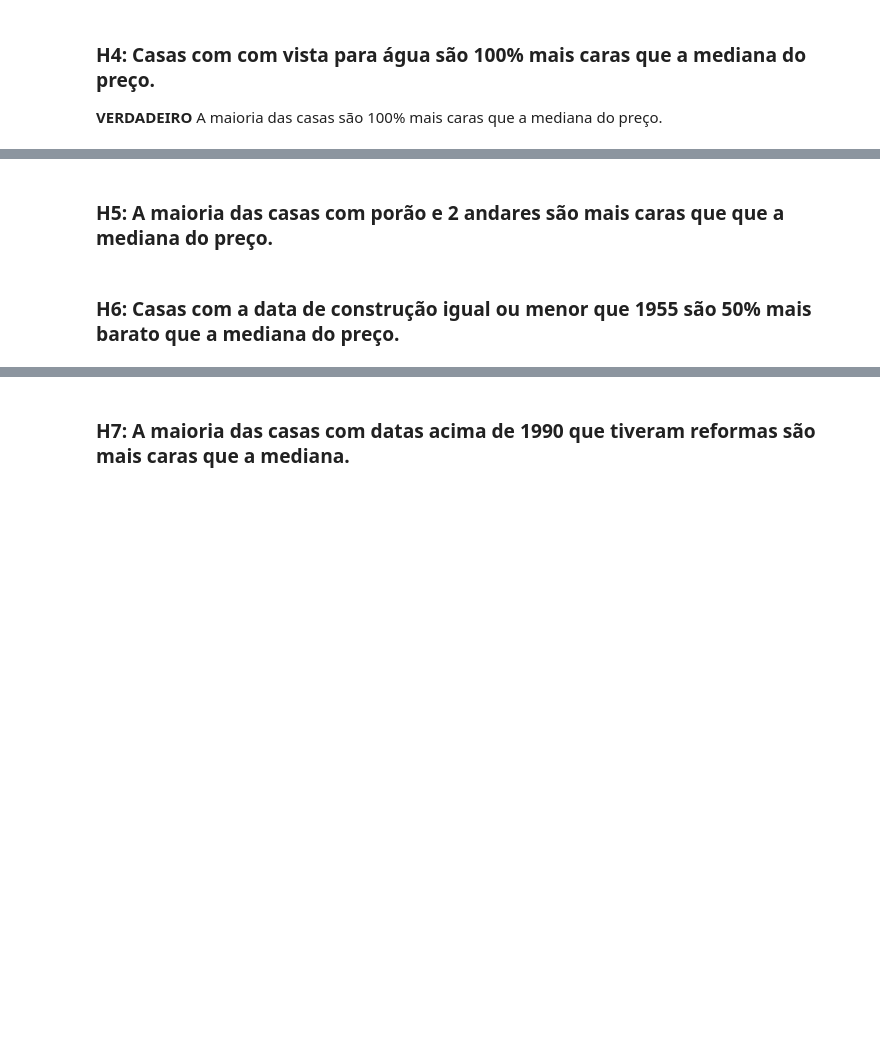
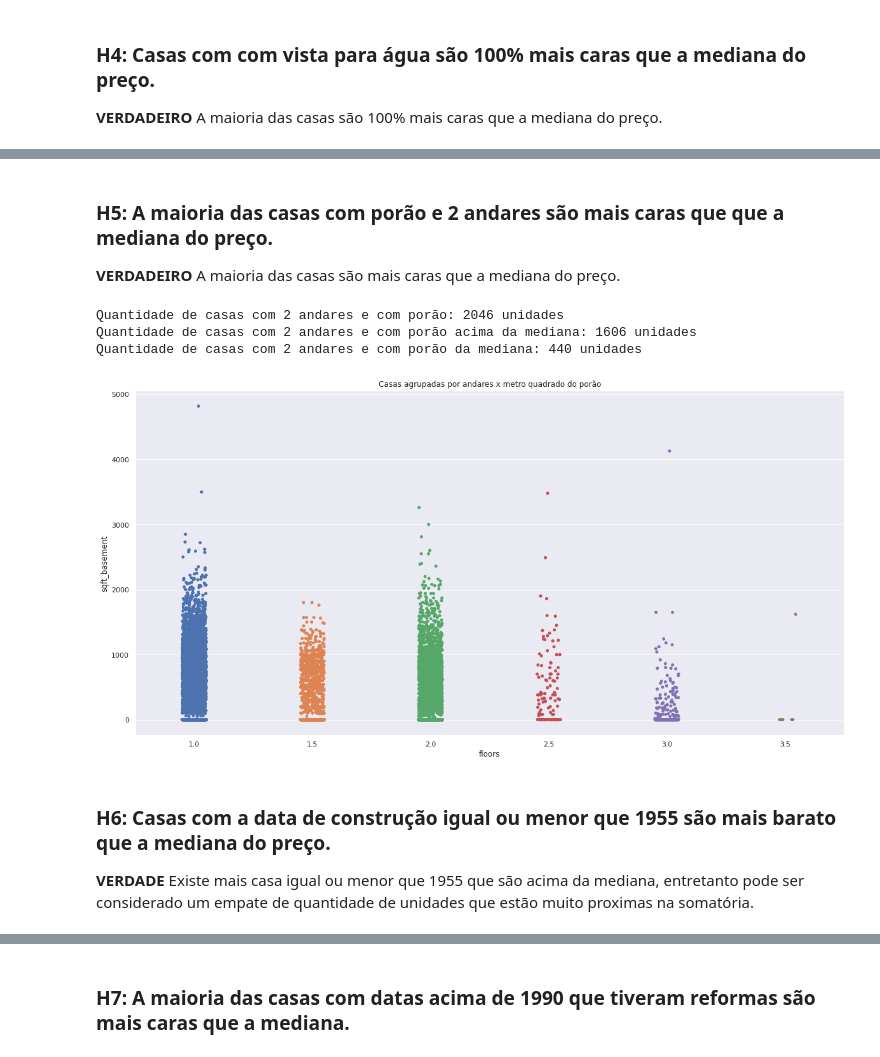
Before and after one commit to borgesds/House_Rocket, a Jupyter notebook: m5_house_rocket_v1.ipynb, the cells around one changed output, grey strips where cells are left out. Saved outputs shown, nothing was run; the diff lists cells and outputs as text; code cells hidden in the pictures; blank space fills up the shorter version.

```diff
--- a/m5_house_rocket_v1.ipynb
+++ b/m5_house_rocket_v1.ipynb
@@ -514,4 +495,22 @@ Name: %_above_median, Length: 152, dtype: bool
 # %% [markdown]
 ### H5: A maioria das casas com porão e 2 andares são mais caras que que a mediana do preço.
+**VERDADEIRO** A maioria das casas são mais caras que a mediana do preço.
+# %%
+h_basfloors = len(df4[(df4['sqft_basement'] != 0) & (df4['floors'] == 2)])
+h_upbf = len(df4[(df4['sqft_basement'] != 0) & (df4['floors'] == 2) & (df4['price'] > df4['price'].median())])
+h_belowbf = len(df4[(df4['sqft_basement'] != 0) & (df4['floors'] == 2) & (df4['price'] <= df4['price'].median())])
+
+print('Quantidade de casas com 2 andares e com porão: {} unidades'.format(h_basfloors))
+print('Quantidade de casas com 2 andares e com porão acima da mediana: {} unidades'.format(h_upbf))
+print('Quantidade de casas com 2 andares e com porão da mediana: {} unidades'.format(h_belowbf))
+
+plt.title('Casas agrupadas por andares x metro quadrado do porão')
+sns.stripplot(y = df4['sqft_basement'], x = df4['floors']);
+# %% [output]
+Quantidade de casas com 2 andares e com porão: 2046 unidades
+Quantidade de casas com 2 andares e com porão acima da mediana: 1606 unidades
+Quantidade de casas com 2 andares e com porão da mediana: 440 unidades
+[figure, added]
 # %% [markdown]
-### H6: Casas com a data de construção igual ou menor que 1955 são 50% mais barato que a mediana do preço.
+### H6: Casas com a data de construção igual ou menor que 1955 são mais barato que a mediana do preço.
+**VERDADE** Existe mais casa igual ou menor que 1955 que são acima da mediana, entretanto pode ser considerado um empate de quantidade de unidades que estão muito proximas na somatória.
```
Also changed, not shown: parts of 10 cells of this notebook.
